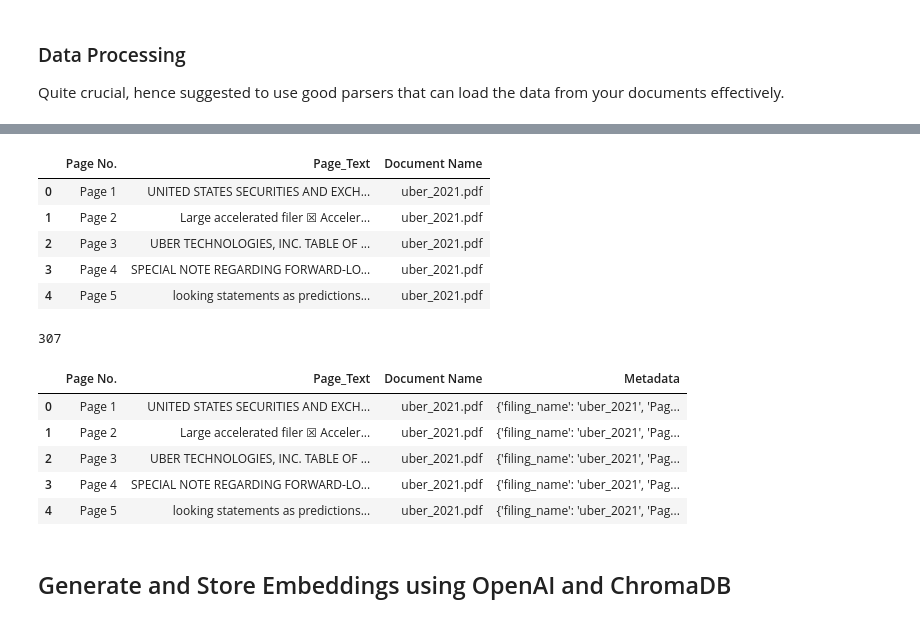
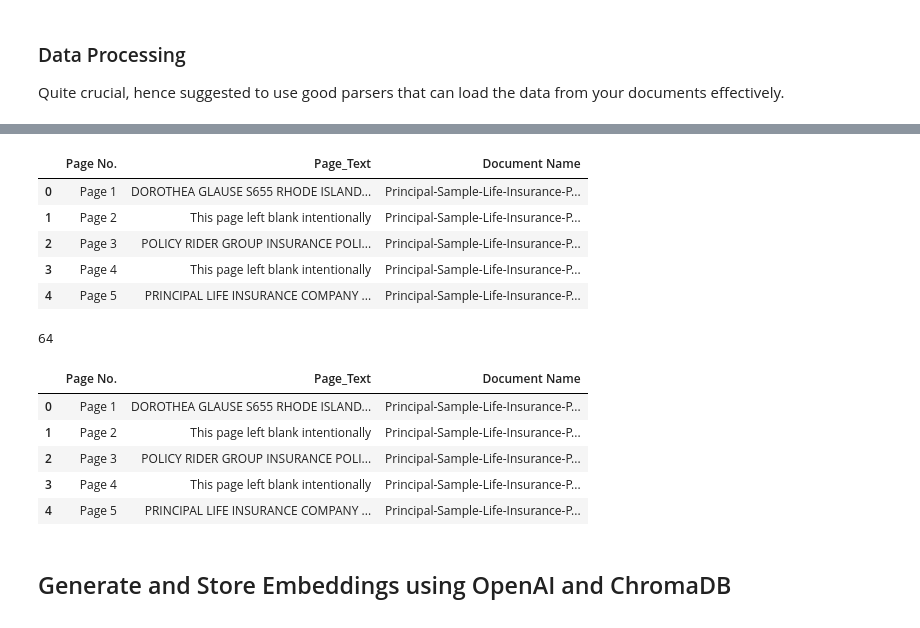
Before and after one commit to iilnreddy/RAG, a Jupyter notebook: Narayana_Isanaka_Insurance.ipynb, the cells around one changed output, grey strips where cells are left out. Saved outputs shown, nothing was run; the diff lists cells and outputs as text; code cells hidden in the pictures.

```diff
--- a/Narayana_Isanaka_Insurance.ipynb
+++ b/Narayana_Isanaka_Insurance.ipynb
@@ -83,9 +59,3 @@ os.chdir('/content/drive/MyDrive/upgrad/helpmate')
-# %%
-# Set the API key
-filepath = "/content/drive/MyDrive/upgrad/helpmate/"
-
-with open(filepath + "OpenAI_API_Key.txt", "r") as f:
-  openai.api_key = ' '.join(f.readlines())
 # %% [markdown]
 LLM - context window
 
@@ -151,3 +131,5 @@ pdf_path = "Principal-Sample-Life-Insurance-Policy.pdf"
+# %%
+pdf_path = "pdf"
 # %%
 # Function to check whether a word is present in a table or not for segregation of regular text and tables
 
@@ -255,29 +239,29 @@ data
 # %%
-finance_pdfs_data = pd.concat(data, ignore_index=True)
+insurance_pdfs_data = pd.concat(data, ignore_index=True)
 # %%
-finance_pdfs_data.head(5)
+insurance_pdfs_data.head(5)
 # %% [output]
 |  | Page No. | Page_Text | Document Name |
-| 0 | Page 1 | UNITED STATES SECURITIES AND EXCH... | uber_2021.pdf |
-| 1 | Page 2 | Large accelerated filer ☒ Acceler... | uber_2021.pdf |
-| 2 | Page 3 | UBER TECHNOLOGIES, INC. TABLE OF ... | uber_2021.pdf |
-| 3 | Page 4 | SPECIAL NOTE REGARDING FORWARD-LO... | uber_2021.pdf |
-| 4 | Page 5 | looking statements as predictions... | uber_2021.pdf |
+| 0 | Page 1 | DOROTHEA GLAUSE S655 RHODE ISLAND... | Principal-Sample-Life-Insurance-P... |
+| 1 | Page 2 | This page left blank intentionally | Principal-Sample-Life-Insurance-P... |
+| 2 | Page 3 | POLICY RIDER GROUP INSURANCE POLI... | Principal-Sample-Life-Insurance-P... |
+| 3 | Page 4 | This page left blank intentionally | Principal-Sample-Life-Insurance-P... |
+| 4 | Page 5 | PRINCIPAL LIFE INSURANCE COMPANY ... | Principal-Sample-Life-Insurance-P... |
 # %%
-len(finance_pdfs_data)
+len(insurance_pdfs_data)
 # %% [output]
-307
+64
 # %%
-finance_pdfs_data['Metadata'] = finance_pdfs_data.apply(lambda x: {'filing_name': x['Document Name'][:-4], 'Page_No.': x['Page No.']}, axis=1)
+insurance_pdfs_data['Metadata'] = insurance_pdfs_data.apply(lambda x: {'filing_name': x['Document Name'][:-4], 'Page_No.': x['Page No.']}, axis=1)
 # %%
-finance_pdfs_data.head(5)
+insurance_pdfs_data.head(5)
 # %% [output]
-|  | Page No. | Page_Text | Document Name | Metadata |
-| 0 | Page 1 | UNITED STATES SECURITIES AND EXCH... | uber_2021.pdf | {'filing_name': 'uber_2021', 'Pag... |
-| 1 | Page 2 | Large accelerated filer ☒ Acceler... | uber_2021.pdf | {'filing_name': 'uber_2021', 'Pag... |
-| 2 | Page 3 | UBER TECHNOLOGIES, INC. TABLE OF ... | uber_2021.pdf | {'filing_name': 'uber_2021', 'Pag... |
-| 3 | Page 4 | SPECIAL NOTE REGARDING FORWARD-LO... | uber_2021.pdf | {'filing_name': 'uber_2021', 'Pag... |
-| 4 | Page 5 | looking statements as predictions... | uber_2021.pdf | {'filing_name': 'uber_2021', 'Pag... |
+|  | Page No. | Page_Text | Document Name |
+| 0 | Page 1 | DOROTHEA GLAUSE S655 RHODE ISLAND... | Principal-Sample-Life-Insurance-P... |
+| 1 | Page 2 | This page left blank intentionally | Principal-Sample-Life-Insurance-P... |
+| 2 | Page 3 | POLICY RIDER GROUP INSURANCE POLI... | Principal-Sample-Life-Insurance-P... |
+| 3 | Page 4 | This page left blank intentionally | Principal-Sample-Life-Insurance-P... |
+| 4 | Page 5 | PRINCIPAL LIFE INSURANCE COMPANY ... | Principal-Sample-Life-Insurance-P... |
 # %% [markdown]
 ## Generate and Store Embeddings using OpenAI and ChromaDB
 ![image.png](embedded-picture-1)
```
Also changed, not shown: parts of 54 cells of this notebook.
